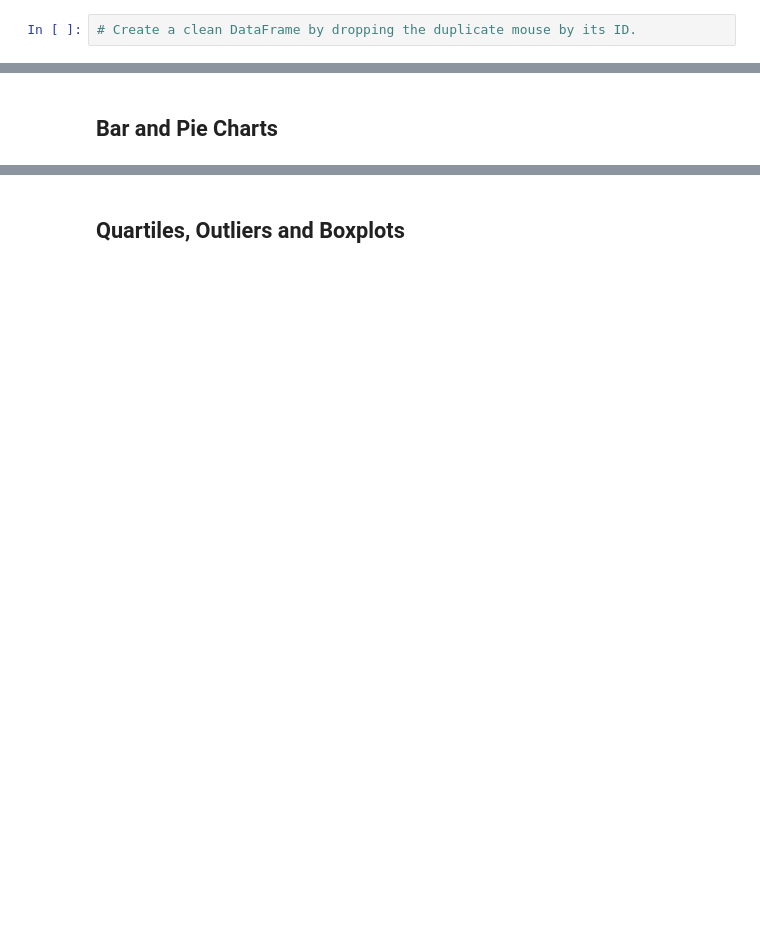
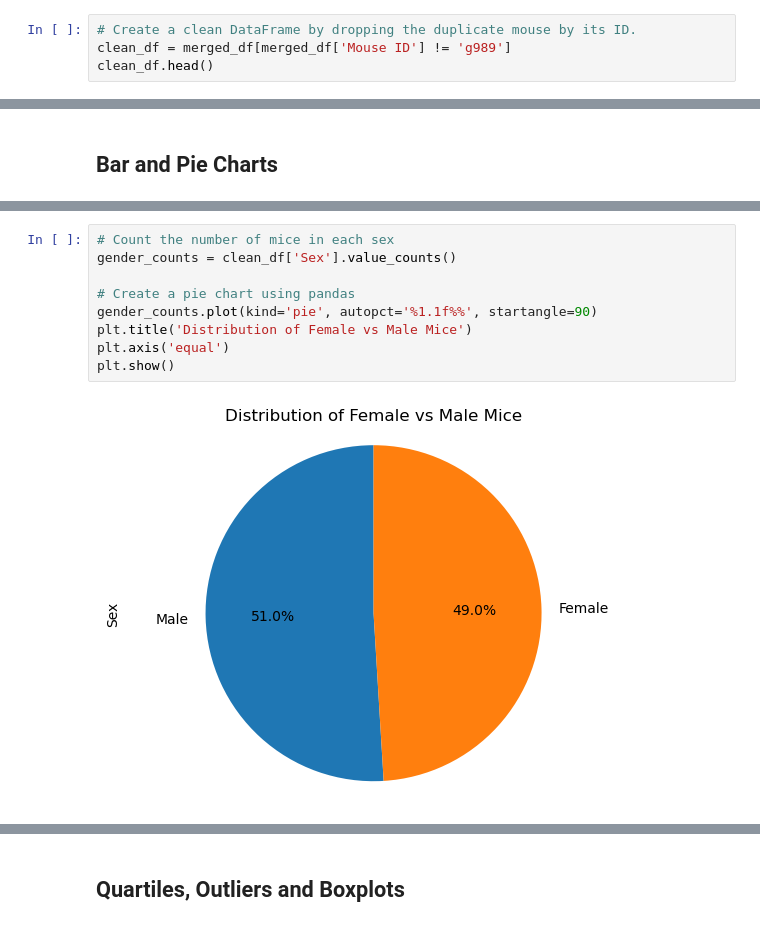
Before and after one commit to elitracewell/Mouse-Tumor-Treatment-Analysis, a Jupyter notebook: pymaceuticals_final.ipynb, the cells around one changed output, grey strips where cells are left out. Saved outputs shown, nothing was run; the diff lists cells and outputs as text; blank space fills up the shorter version.

```diff
--- a/pymaceuticals_final.ipynb
+++ b/pymaceuticals_final.ipynb
@@ -68,3 +69,5 @@ NameError: name 'combined_data' is not defined
 # %%
 # Create a clean DataFrame by dropping the duplicate mouse by its ID.
+clean_df = merged_df[merged_df['Mouse ID'] != 'g989']
+clean_df.head()
 # %% [output]
@@ -138,0 +187,11 @@ NameError: name 'combined_data' is not defined
+# %%
+# Count the number of mice in each sex
+gender_counts = clean_df['Sex'].value_counts()
+
+# Create a pie chart using pandas
+gender_counts.plot(kind='pie', autopct='%1.1f%%', startangle=90)
+plt.title('Distribution of Female vs Male Mice')
+plt.axis('equal')
+plt.show()
+# %% [output]
+[figure, added]
```
Also changed, not shown: parts of 27 cells of this notebook.
